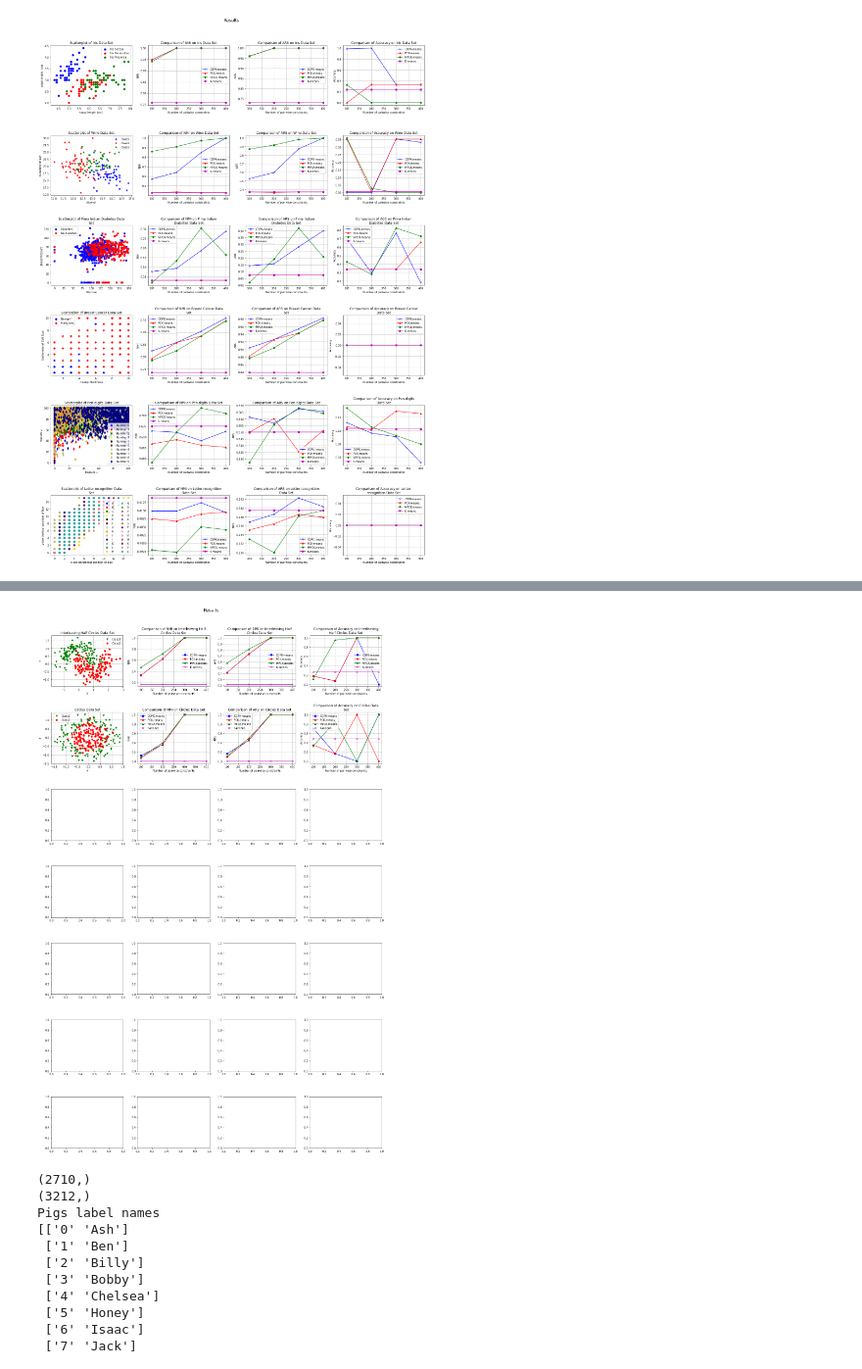
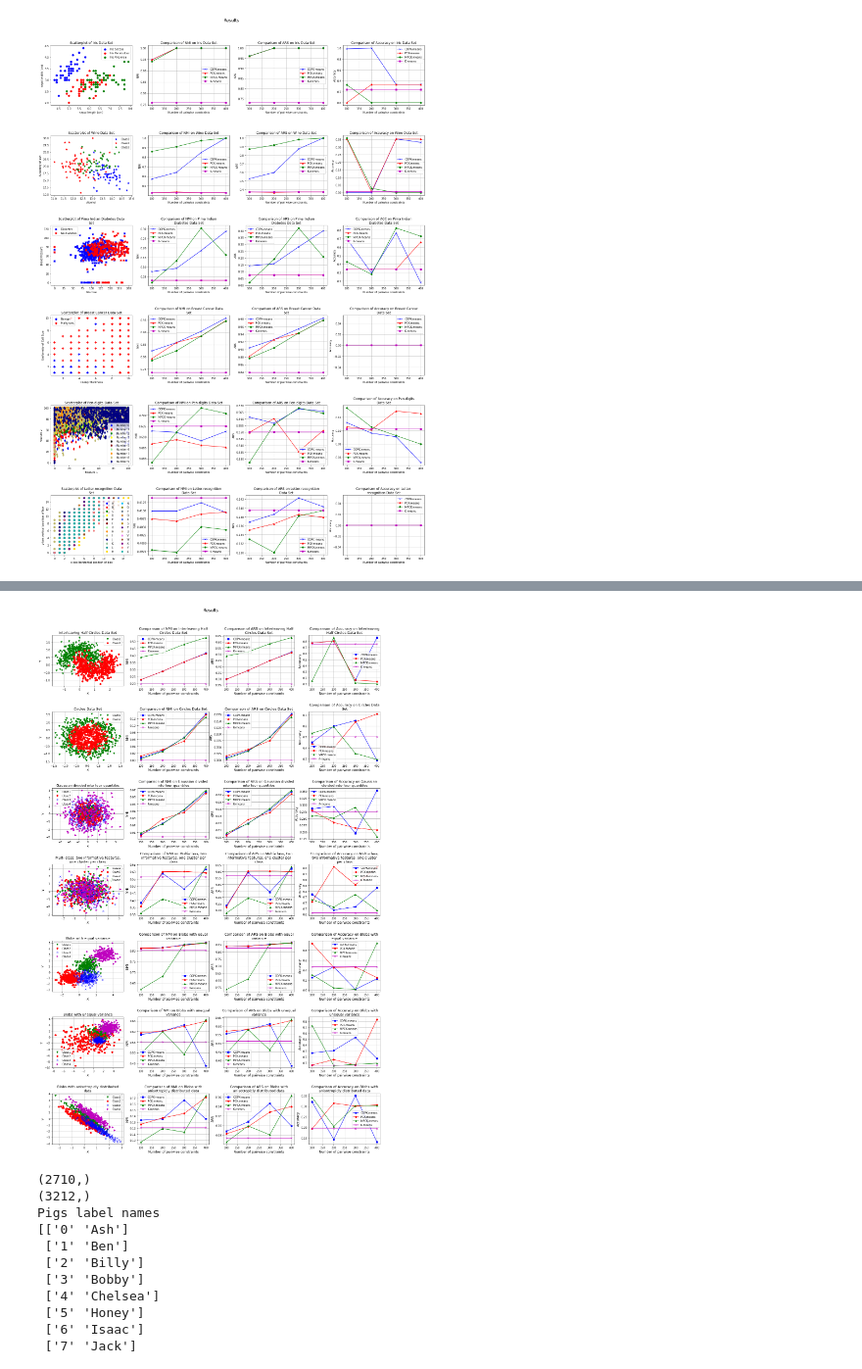
Before and after one commit to MagdaJuarez/AnimalIdentification, a Jupyter notebook: AnimalIdentification.ipynb, the cells around one changed output, grey strips where cells are left out. Shown at 98% size. Cells and saved outputs as stored; diff of their text form; code cells hidden in the pictures.

Commit message:
Add call to pairwise clustering of RGB and HOG feature representations from animal data sets

```diff
--- a/AnimalIdentification.ipynb
+++ b/AnimalIdentification.ipynb
@@ -762,6 +531,23 @@ import numpy as np
 from textwrap import wrap
 from time import time
 from joblib import Parallel, delayed
+
+def plot_scatterplot_toy_ds(Data, Labels, axs, title, lbl_sizes):
+
+    if(len(lbl_sizes) > 0):
+        title_size = lbl_sizes[0]
+        label_size = lbl_sizes[1]
+
+    markers = ['gv', 'ro', 'bx', 'm>']
+    unq_lbls = np.unique(Labels)
+    for lbl_cnt, label in enumerate(unq_lbls):
+         axs.plot(Data[Labels == label,0],Data[Labels == label,1], markers[lbl_cnt])
+
+    axs.set_title("\n".join(wrap(title, 40)), size = title_size)
+    axs.grid('On')
+    axs.legend(('Class1', 'Class2', 'Class3', 'Class4'))
+    axs.set_xlabel('X', fontsize = label_size)
+    axs.set_ylabel('Y', fontsize = label_size)
 
 def anisotropicly_distributed_data(n_sample, n_feat):
     a_centers = [[1, 1], [-1, -1], [1, -1], [3,3]]
@@ -772,36 +558,21 @@ def anisotropicly_distributed_data(n_sample, n_feat):
     return aniso
 
 
-def plot_scatterplot(Data, Labels, axs, title):
-    markers = ['gv', 'ro', 'bx', 'm>']
-    unq_lbls = np.unique(Labels)
-    for lbl_cnt, label in enumerate(unq_lbls):
-         axs.plot(Data[Labels == label,0],Data[Labels == label,1], markers[lbl_cnt])
-
-    axs.set_title("\n".join(wrap(title, 40)))
-    axs.grid('On')
-    axs.legend(('Class1', 'Class2', 'Class3', 'Class4'))
-    axs.set_xlabel('X')
-    axs.set_ylabel('Y')
-
-#if __name__ == "__main__":
-
 figure, axs = plt.subplots(7, 4, figsize = (22,35))
 plt.subplots_adjust(hspace = 0.5)
 figure.suptitle('Results', fontsize=16, y = 0.92)
 
 centers = [[1, 1], [-1, -1], [1, -1], [3,3]]
-n_sample = 300
+n_sample = 1000
 datasets = [
     make_moons(n_samples = n_sample, noise=0.3, random_state=0),
-    make_circles(n_samples = n_sample, noise=0.2, factor=0.5, random_state=1)
-
-    #make_gaussian_quantiles(n_samples = n_sample, n_features=4, n_classes=4),
-    #make_classification(n_samples = n_sample, n_features=8, n_redundant=0, n_informative=2,
-    #                    n_clusters_per_class=1, n_classes=4),
-    #make_blobs(n_samples=n_sample, n_features = 10, centers=centers, cluster_std=0.6),
-    #make_blobs(n_samples=n_sample, n_features = 13, centers=centers, cluster_std=[1.0, 2.5, 0.5, 1.0], random_state=170),
-    #anisotropicly_distributed_data(n_sample, 16),
+    make_circles(n_samples = n_sample, noise=0.2, factor=0.5, random_state=1),
+    make_gaussian_quantiles(n_samples = n_sample, n_features=4, n_classes=4),
+    make_classification(n_samples = n_sample, n_features=8, n_redundant=0, n_informative=2,
+                        n_clusters_per_class=1, n_classes=4),
+    make_blobs(n_samples=n_sample, n_features = 10, centers=centers, cluster_std=0.6),
+    make_blobs(n_samples=n_sample, n_features = 13, centers=centers, cluster_std=[1.0, 2.5, 0.5, 1.0], random_state=170),
+    anisotropicly_distributed_data(n_sample, 16)
 ]
 
 name_ds = ['Interleaving Half Circles Data Set', 'Circles Data Set',
@@ -810,31 +581,21 @@ name_ds = ['Interleaving Half Circles Data Set', 'Circles Data Set',
 
 plot_titles = ['Comparison of NMI on ', 'Comparison of ARS on ', 'Comparison of Accuracy on ']
 Video_frames = []
-k_folds = 2
+label_sizes = [13, 12]
 arr_n_constraints = [100, 200, 300, 400] #Array of number of constraints
-'''
-print('Data: ', datasets[0][0])
-print('Labels: ', datasets[0][1])
-params = [[datasets[0][0], datasets[0][1], Video_frames, arr_n_constraints, k_folds],
-          [datasets[1][0], datasets[1][1], Video_frames, arr_n_constraints, k_folds]]
-print('Params: ', params[0])
-result = Parallel(n_jobs=3)(delayed(test_clustering_k_fold)(i) for i in params)
-
-'''
 
 for ds_cnt, ds in enumerate(datasets):
     Data, Labels = ds
     un_lbl = np.unique(Labels)
 
     s_time_clus = time()
-    plot_scatterplot(Data, Labels, axs[ds_cnt, 0], name_ds[ds_cnt])
+    plot_scatterplot_toy_ds(Data, Labels, axs[ds_cnt, 0], name_ds[ds_cnt], label_sizes)
 
-    #params = [Data, Labels, Video_frames, arr_n_constraints, k_folds]
     all_NMI, all_ARS, all_ACC = pairwise_clustering(Data, Labels, Video_frames, arr_n_constraints)
 
-    plot_NMI(all_NMI, plot_titles[0] + name_ds[ds_cnt], axs[ds_cnt, 1])
-    plot_ARS(all_ARS, plot_titles[1] + name_ds[ds_cnt], axs[ds_cnt, 2])
-    plot_ACC(all_ACC, plot_titles[2] + name_ds[ds_cnt], axs[ds_cnt, 3])
+    plot_NMI(all_NMI, plot_titles[0] + name_ds[ds_cnt], axs[ds_cnt, 1], label_sizes)
+    plot_ARS(all_ARS, plot_titles[1] + name_ds[ds_cnt], axs[ds_cnt, 2], label_sizes)
+    plot_ACC(all_ACC, plot_titles[2] + name_ds[ds_cnt], axs[ds_cnt, 3], label_sizes)
 
     e_time_clus = time()
     print(name_ds[ds_cnt])
@@ -847,4 +618,4 @@ Time for pairwise clustering :19.3288  seconds
-[figure, old version]
+[figure, new version]
 # %%
 import numpy as np
 import matplotlib.pyplot as plt
```
Also changed, not shown: parts of 17 cells of this notebook.
